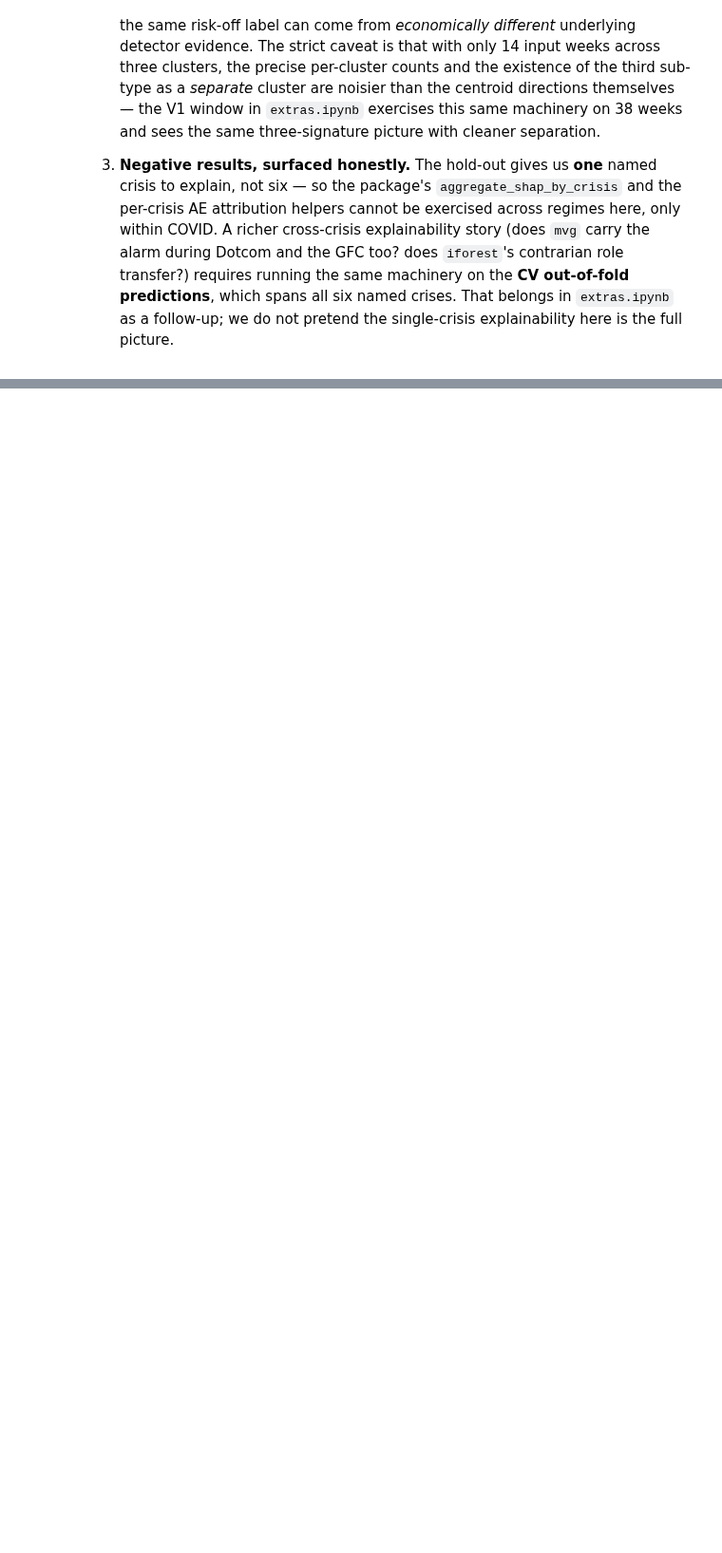
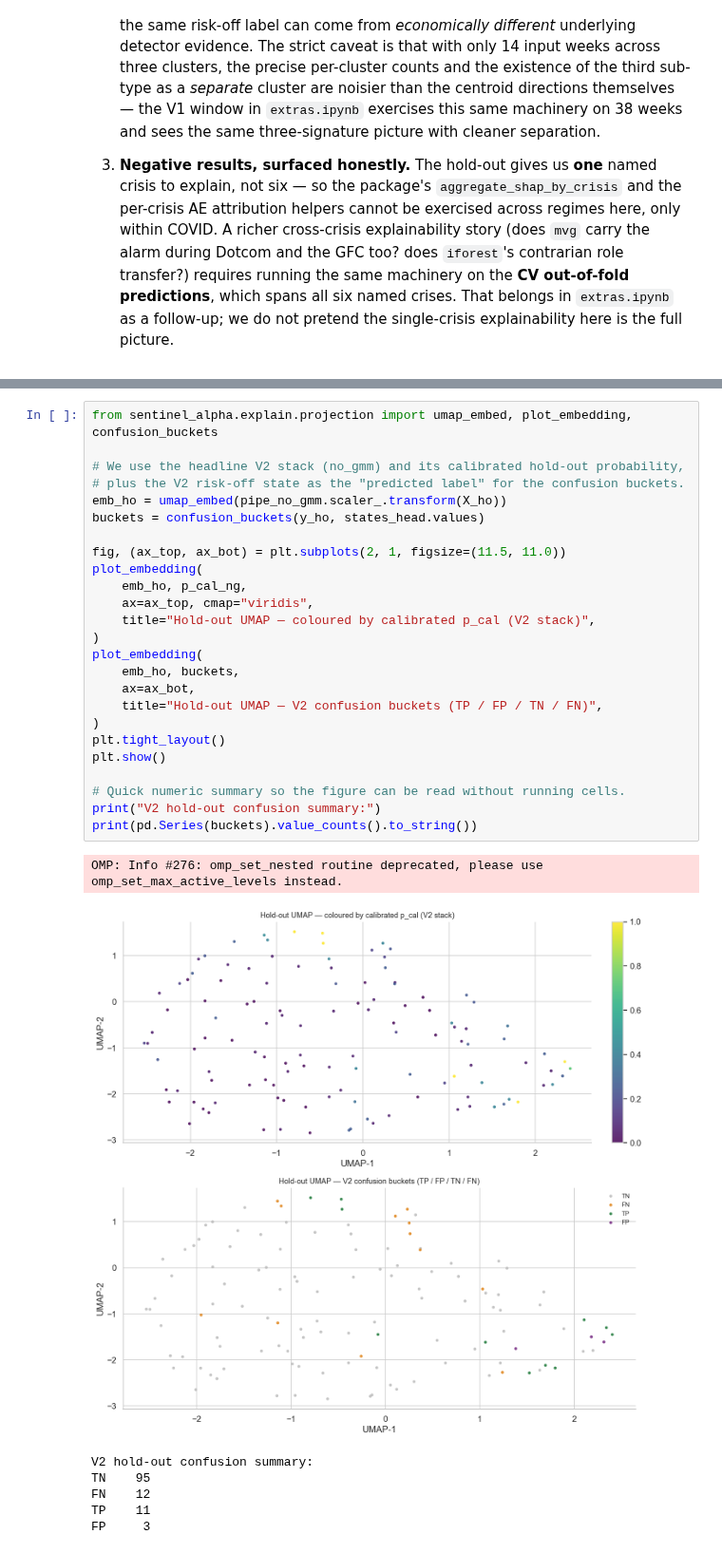
Before and after one commit to FiloCava03/BusinessCase4, a Jupyter notebook: main.ipynb, the cells around one changed output, grey strips where cells are left out. Shown at 95% size. Saved outputs shown, nothing was run; the diff lists cells and outputs as text; blank space fills up the shorter version.

```diff
--- a/main.ipynb
+++ b/main.ipynb
@@ -2646,3 +2670,36 @@ Two concrete findings the SHAP surface and the cluster signatures above settle f
+# %%
+from sentinel_alpha.explain.projection import umap_embed, plot_embedding, confusion_buckets
+
+# We use the headline V2 stack (no_gmm) and its calibrated hold-out probability,
+# plus the V2 risk-off state as the "predicted label" for the confusion buckets.
+emb_ho = umap_embed(pipe_no_gmm.scaler_.transform(X_ho))
+buckets = confusion_buckets(y_ho, states_head.values)
+
+fig, (ax_top, ax_bot) = plt.subplots(2, 1, figsize=(11.5, 11.0))
+plot_embedding(
+    emb_ho, p_cal_ng,
+    ax=ax_top, cmap="viridis",
+    title="Hold-out UMAP — coloured by calibrated p_cal (V2 stack)",
+)
+plot_embedding(
+    emb_ho, buckets,
+    ax=ax_bot,
+    title="Hold-out UMAP — V2 confusion buckets (TP / FP / TN / FN)",
+)
+plt.tight_layout()
+plt.show()
+
+# Quick numeric summary so the figure can be read without running cells.
+print("V2 hold-out confusion summary:")
+print(pd.Series(buckets).value_counts().to_string())
+# %% [output]
+OMP: Info #276: omp_set_nested routine deprecated, please use omp_set_max_active_levels instead.
+[figure, added]
+V2 hold-out confusion summary:
+TN    95
+FN    12
+TP    11
+FP     3
 # %% [markdown]
 ---
 ## Step 13 — Synthesis and negative results
```
Also changed, not shown: parts of 21 cells of this notebook, 33 other files.
